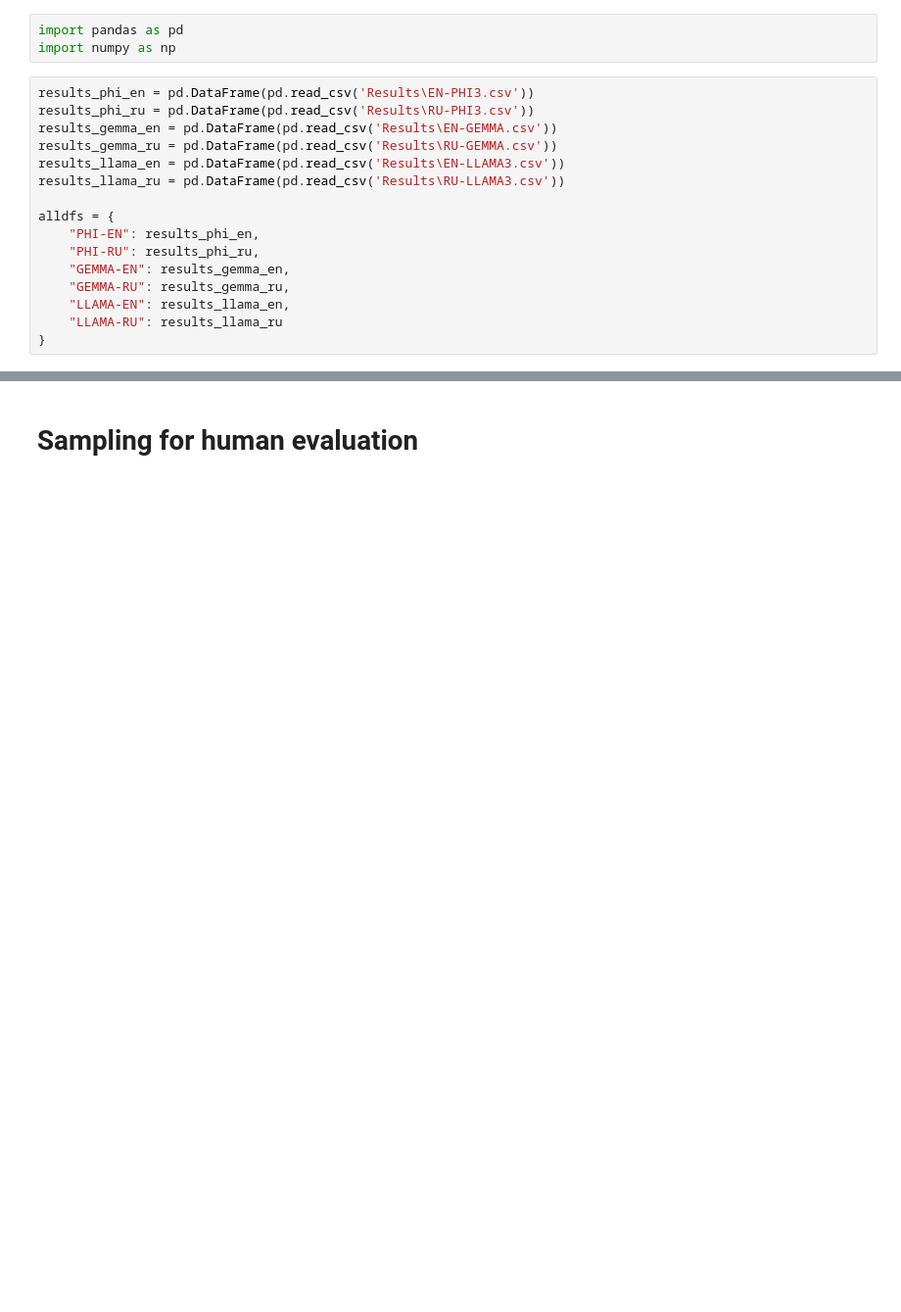
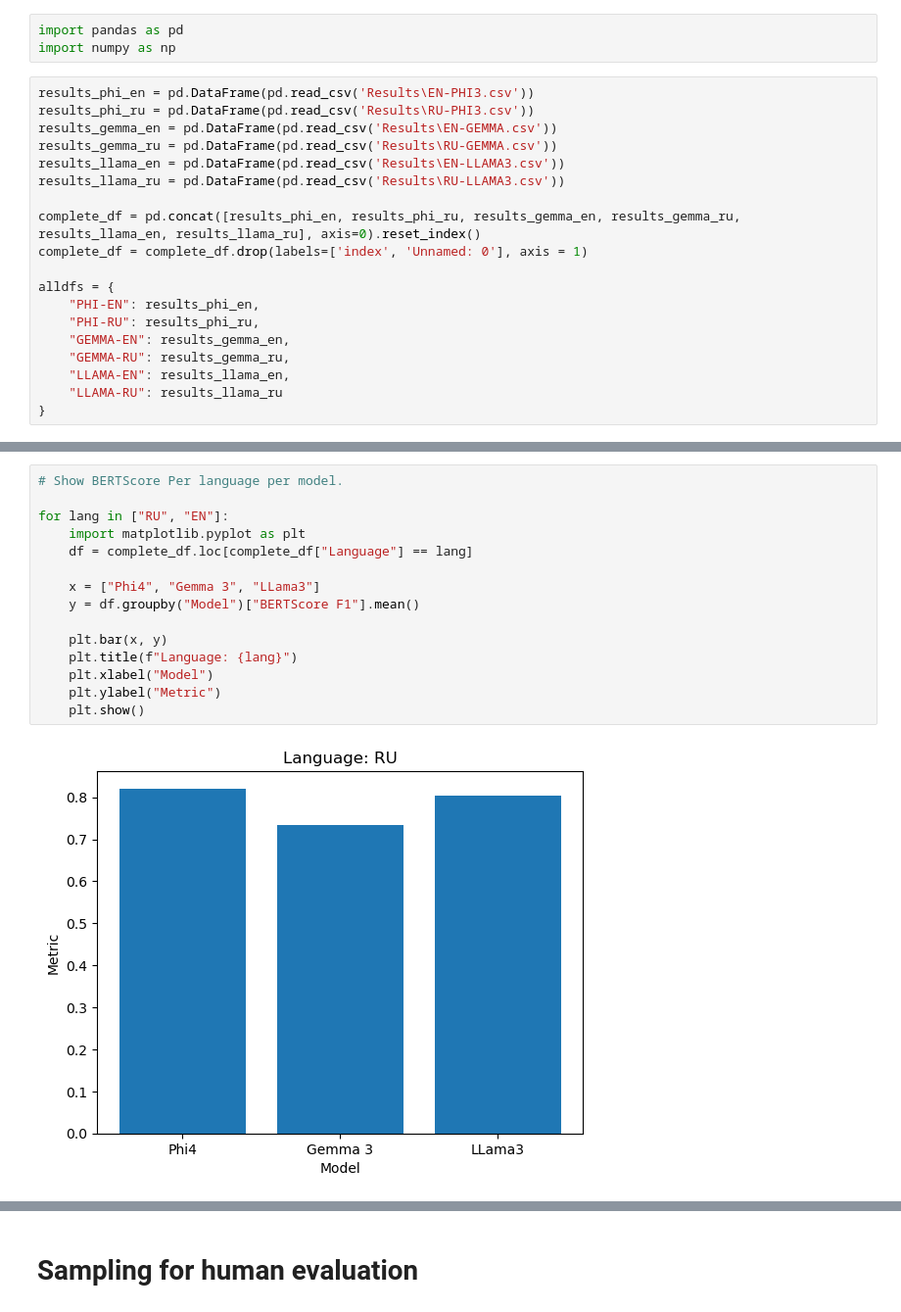
Before and after one commit to danielgg1/OZP, a Jupyter notebook: analysis.ipynb, the cells around one changed output, grey strips where cells are left out. Shown at 98% size. Saved outputs shown, nothing was run; the diff lists cells and outputs as text; blank space fills up the shorter version.

```diff
--- a/analysis.ipynb
+++ b/analysis.ipynb
@@ -10,6 +10,9 @@ results_gemma_en = pd.DataFrame(pd.read_csv('Results\EN-GEMMA.csv'))
 results_gemma_ru = pd.DataFrame(pd.read_csv('Results\RU-GEMMA.csv'))
 results_llama_en = pd.DataFrame(pd.read_csv('Results\EN-LLAMA3.csv'))
 results_llama_ru = pd.DataFrame(pd.read_csv('Results\RU-LLAMA3.csv'))
+
+complete_df = pd.concat([results_phi_en, results_phi_ru, results_gemma_en, results_gemma_ru, results_llama_en, results_llama_ru], axis=0).reset_index()
+complete_df = complete_df.drop(labels=['index', 'Unnamed: 0'], axis = 1)
 
 alldfs = {
     "PHI-EN": results_phi_en,
@@ -21,0 +32,17 @@ alldfs = {
+# %%
+# Show BERTScore Per language per model.
+
+for lang in ["RU", "EN"]:
+    import matplotlib.pyplot as plt
+    df = complete_df.loc[complete_df["Language"] == lang]
+
+    x = ["Phi4", "Gemma 3", "LLama3"]
+    y = df.groupby("Model")["BERTScore F1"].mean()
+
+    plt.bar(x, y)
+    plt.title(f"Language: {lang}")
+    plt.xlabel("Model")
+    plt.ylabel("Metric")
+    plt.show()
+# %% [output]
+[figure, added]
```
Also changed, not shown: parts of 7 cells of this notebook, 11 other files.
